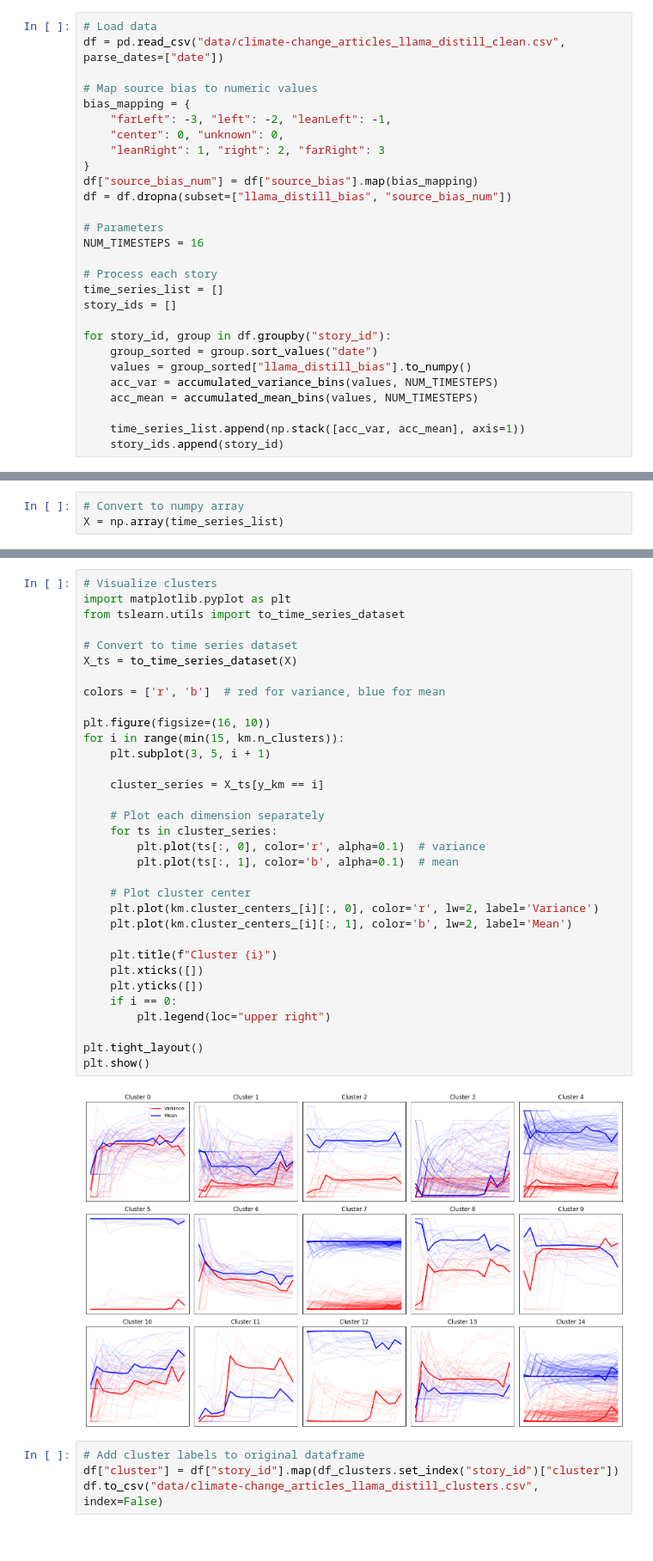
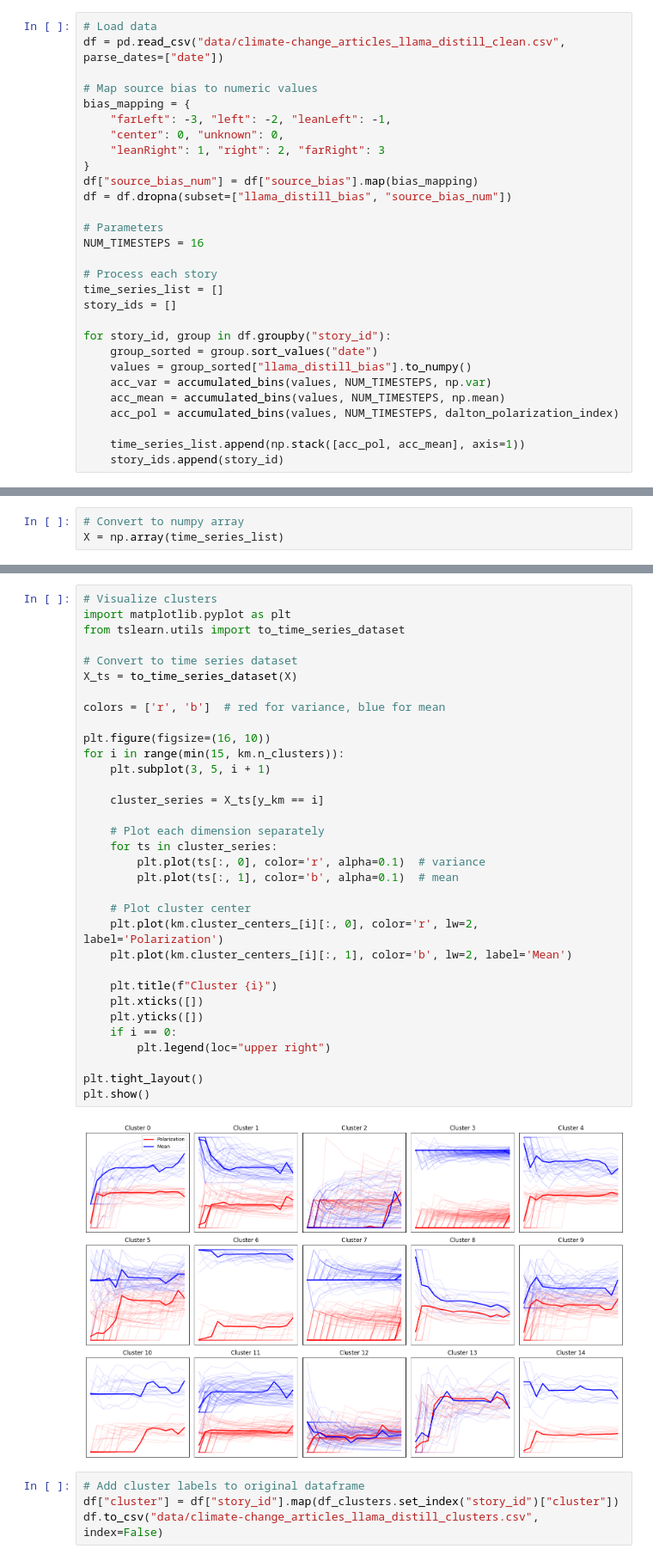
Before and after one commit to DotIN13/ground-news-vis, a Jupyter notebook: inspect.ipynb, the cells around one changed output, grey strips where cells are left out. Shown at 86% size. Saved outputs shown, nothing was run; the diff lists cells and outputs as text.

```diff
--- a/inspect.ipynb
+++ b/inspect.ipynb
@@ -127,10 +130,11 @@ story_ids = []
 for story_id, group in df.groupby("story_id"):
     group_sorted = group.sort_values("date")
     values = group_sorted["llama_distill_bias"].to_numpy()
-    acc_var = accumulated_variance_bins(values, NUM_TIMESTEPS)
-    acc_mean = accumulated_mean_bins(values, NUM_TIMESTEPS)
+    acc_var = accumulated_bins(values, NUM_TIMESTEPS, np.var)
+    acc_mean = accumulated_bins(values, NUM_TIMESTEPS, np.mean)
+    acc_pol = accumulated_bins(values, NUM_TIMESTEPS, dalton_polarization_index)
 
-    time_series_list.append(np.stack([acc_var, acc_mean], axis=1))
+    time_series_list.append(np.stack([acc_pol, acc_mean], axis=1))
     story_ids.append(story_id)
 # %%
 time_series_list[:2]
@@ -209,35 +224,35 @@ import matplotlib.pyplot as plt
 from tslearn.utils import to_time_series_dataset
 
 # Convert to time series dataset
 X_ts = to_time_series_dataset(X)
 
 colors = ['r', 'b']  # red for variance, blue for mean
 
 plt.figure(figsize=(16, 10))
 for i in range(min(15, km.n_clusters)):
     plt.subplot(3, 5, i + 1)
 
     cluster_series = X_ts[y_km == i]
 
     # Plot each dimension separately
     for ts in cluster_series:
         plt.plot(ts[:, 0], color='r', alpha=0.1)  # variance
         plt.plot(ts[:, 1], color='b', alpha=0.1)  # mean
 
     # Plot cluster center
-    plt.plot(km.cluster_centers_[i][:, 0], color='r', lw=2, label='Variance')
+    plt.plot(km.cluster_centers_[i][:, 0], color='r', lw=2, label='Polarization')
     plt.plot(km.cluster_centers_[i][:, 1], color='b', lw=2, label='Mean')
 
     plt.title(f"Cluster {i}")
     plt.xticks([])
     plt.yticks([])
     if i == 0:
         plt.legend(loc="upper right")
 
 plt.tight_layout()
 plt.show()
 # %% [output]
-[figure, old version]
+[figure, new version]
 # %%
 # Add cluster labels to original dataframe
 df["cluster"] = df["story_id"].map(df_clusters.set_index("story_id")["cluster"])
```
Also changed, not shown: parts of 8 cells of this notebook, 4 other files.
